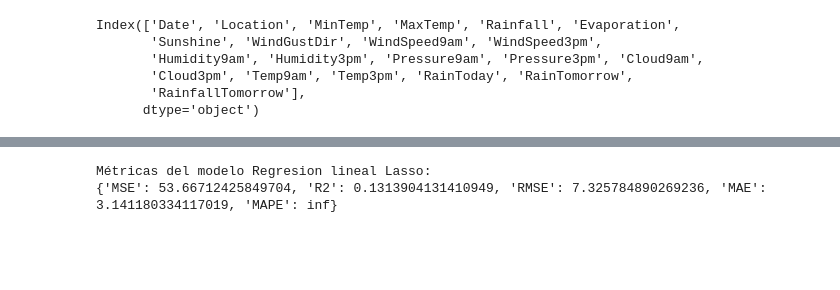
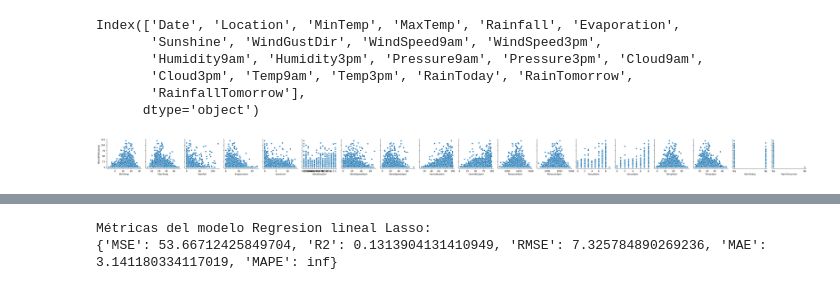
Before and after one commit to Mirian2550/TP_AA1, a Jupyter notebook: main.ipynb, the cells around one changed output, grey strips where cells are left out. Saved outputs shown, nothing was run; the diff lists cells and outputs as text; code cells hidden in the pictures; blank space fills up the shorter version.

```diff
--- a/main.ipynb
+++ b/main.ipynb
@@ -213,3 +208,11 @@ Index(['Date', 'Location', 'MinTemp', 'MaxTemp', 'Rainfall', 'Evaporation',
        'Cloud3pm', 'Temp9am', 'Temp3pm', 'RainToday', 'RainTomorrow',
        'RainfallTomorrow'],
       dtype='object')
+# %%
+#Observamos la distribución para ver si hay linealidad
+columnas = [col for col in data_clean.columns if ((col != 'RainfallTomorrow') & (col != 'Location') & (col != 'Date'))]
+
+sns.pairplot(df, x_vars=columnas, y_vars='RainfallTomorrow')
+plt.show()
+# %% [output]
+[figure, added]
```
Also changed, not shown: parts of 38 cells of this notebook, 4 other files.
